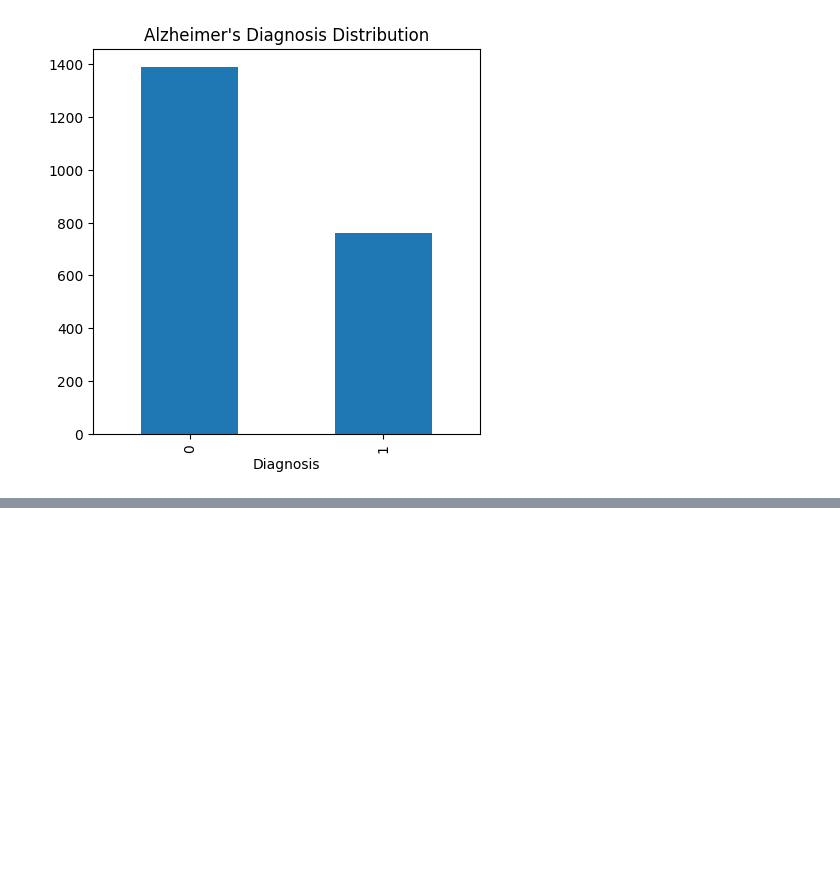
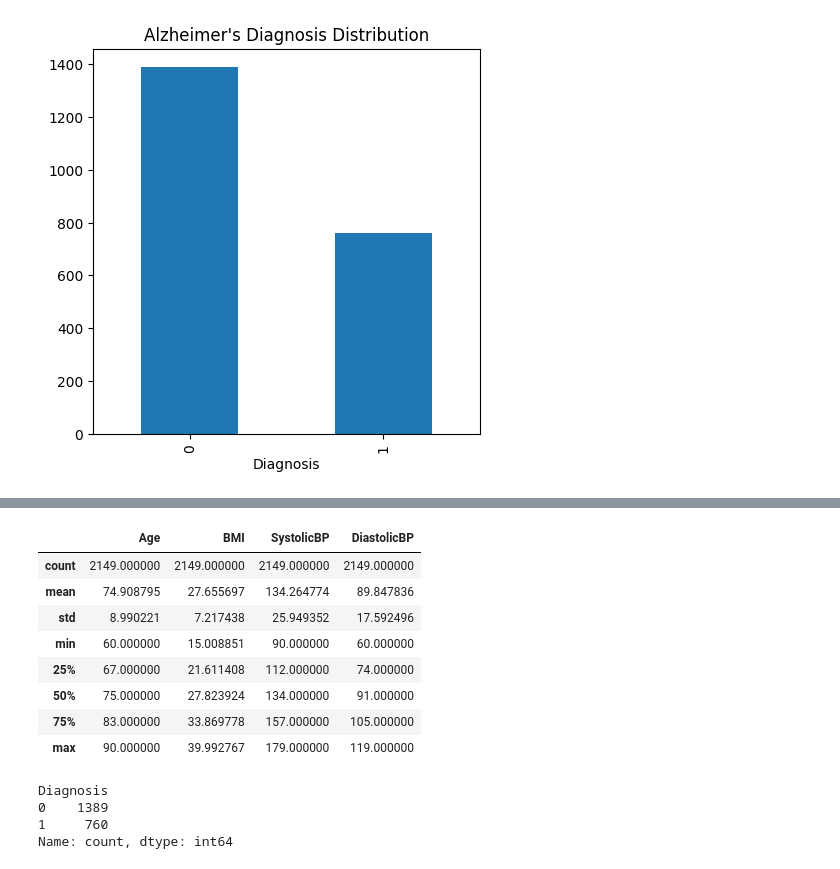
Before and after one commit to bharadv1/Module-B-semester-2, a Jupyter notebook: Week6.ipynb, the cells around one changed output, grey strips where cells are left out. Saved outputs shown, nothing was run; the diff lists cells and outputs as text; code cells hidden in the pictures; blank space fills up the shorter version.

```diff
--- a/Week6.ipynb
+++ b/Week6.ipynb
@@ -430,0 +463,19 @@ plt.show()
+# %%
+df_alz[['Age','BMI','SystolicBP','DiastolicBP']].describe()
+# %% [output]
+|  | Age | BMI | SystolicBP | DiastolicBP |
+| count | 2149.000000 | 2149.000000 | 2149.000000 | 2149.000000 |
+| mean | 74.908795 | 27.655697 | 134.264774 | 89.847836 |
+| std | 8.990221 | 7.217438 | 25.949352 | 17.592496 |
+| min | 60.000000 | 15.008851 | 90.000000 | 60.000000 |
+| 25% | 67.000000 | 21.611408 | 112.000000 | 74.000000 |
+| 50% | 75.000000 | 27.823924 | 134.000000 | 91.000000 |
+| 75% | 83.000000 | 33.869778 | 157.000000 | 105.000000 |
+| max | 90.000000 | 39.992767 | 179.000000 | 119.000000 |
+# %%
+df_alz['Diagnosis'].value_counts()
+# %% [output]
+Diagnosis
+0    1389
+1     760
+Name: count, dtype: int64
```
Also changed, not shown: parts of 7 cells of this notebook, 1 other file.
